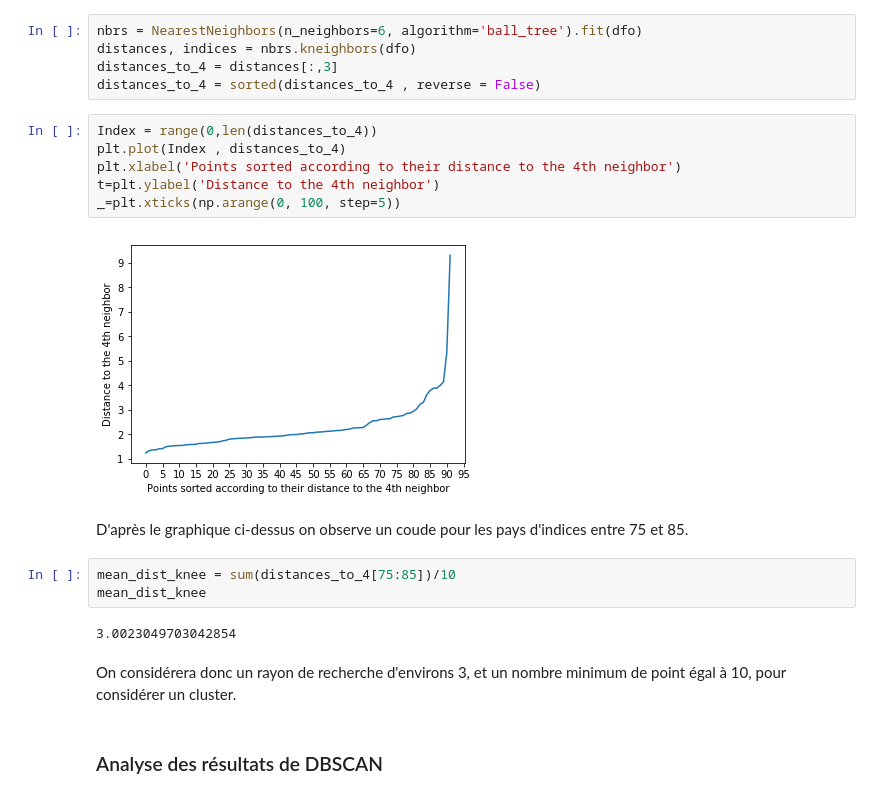
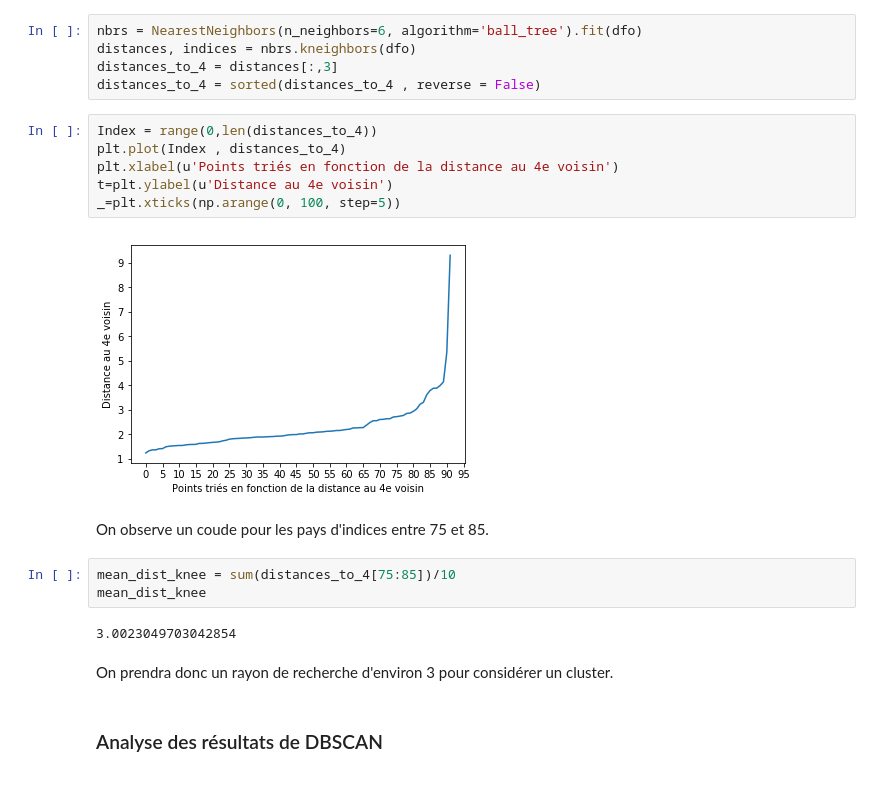
Before and after one commit to LisaNicvert/IA_project, a Jupyter notebook: IA_classif_complex.ipynb, the cells around one changed output. Drawn from its saved outputs; the diff is of its cells as text.

```diff
--- a/IA_classif_complex.ipynb
+++ b/IA_classif_complex.ipynb
@@ -104,20 +102,20 @@ distances_to_4 = sorted(distances_to_4 , reverse = False)
 # %%
 Index = range(0,len(distances_to_4))
 plt.plot(Index , distances_to_4)
-plt.xlabel('Points sorted according to their distance to the 4th neighbor')
-t=plt.ylabel('Distance to the 4th neighbor')
+plt.xlabel(u'Points triés en fonction de la distance au 4e voisin')
+t=plt.ylabel(u'Distance au 4e voisin')
 _=plt.xticks(np.arange(0, 100, step=5))
 # %% [output]
-[figure, old version]
+[figure, new version]
 # %% [markdown]
-D'après le graphique ci-dessus on observe un coude pour les pays d'indices entre 75 et 85.
+On observe un coude pour les pays d'indices entre 75 et 85.
 # %%
 mean_dist_knee = sum(distances_to_4[75:85])/10
 mean_dist_knee
 # %% [output]
 3.0023049703042854
 # %% [markdown]
-On considérera donc un rayon de recherche d'environs 3, et un nombre minimum de point égal à 10, pour considérer un cluster.
+On prendra donc un rayon de recherche d'environ 3 pour considérer un cluster.
 # %% [markdown]
 ### Analyse des résultats de DBSCAN
 # %%
```
Also changed, not shown: parts of 52 cells of this notebook.
